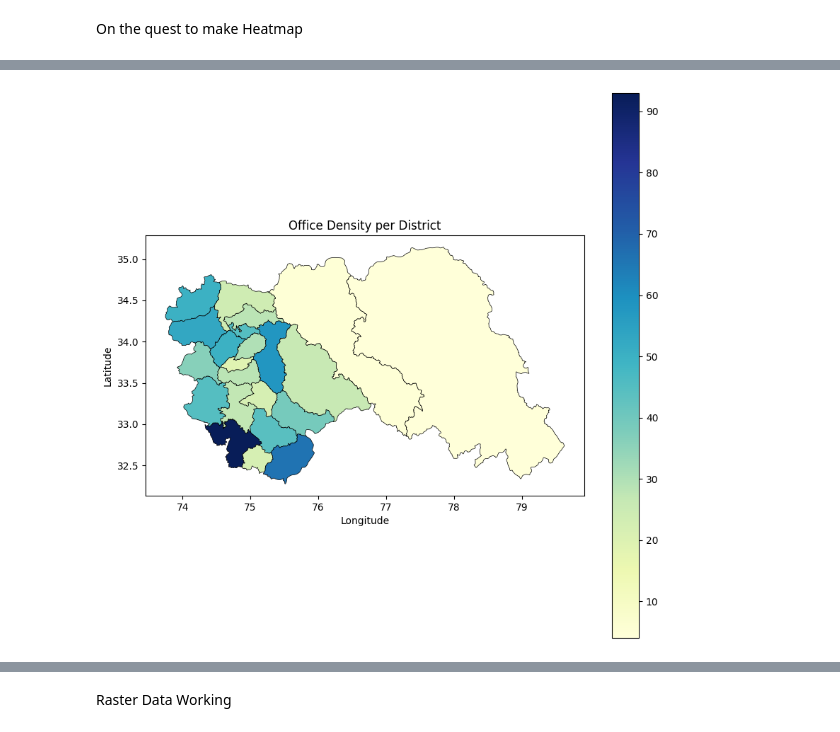
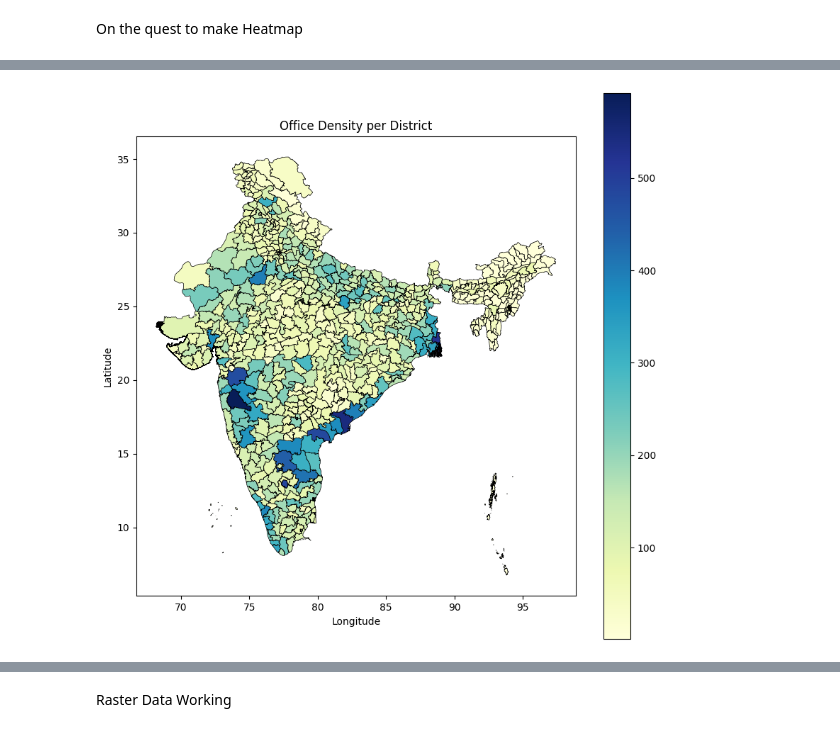
Before and after one commit to papichoolo/aadhar-vista, a Jupyter notebook: EDA/StateEDA.ipynb, the cells around one changed output, grey strips where cells are left out. Drawn from its saved outputs; the diff is of its cells as text; code cells hidden in the pictures.

```diff
--- a/EDA/StateEDA.ipynb
+++ b/EDA/StateEDA.ipynb
@@ -120,7 +120,7 @@ Garbage ends here
 # %% [markdown]
 # Mapping for Maharashtra
 # %%
-maharashtra=aadhar[aadhar['state']=='Jammu and Kashmir']
+maharashtra=aadhar
 maharashtra
 # %% [output]
 |  | gid | state | lat | long |
@@ -153,7 +153,7 @@ india_district_map
 | 717 | NORTH 24 PARGANAS | MULTIPOLYGON (((88.83472 21.60722... | west bengal |
 718 rows × 3 columns
 # %%
-maha_district_map=india_district_map[india_district_map['state']=='jammu   kashmir']
+maha_district_map=india_district_map
 maha_district_map
 # %% [output]
 |  | DIST | geometry | state |
@@ -262,6 +271,6 @@ df= pd.read_csv('jnk_districtwise_population.csv')
 # %%
-df['DIST'] = df['District Name'].str.lower()
-#df.drop('District Name ', axis=1, inplace=True)
-maha_districts['DIST'] = maha_districts['DIST'].str.lower()
+df['DIST'] = df['District name'].str.lower()
+df.drop(['District name'], axis=1, inplace=True)
+maha_district_map['DIST'] = maha_district_map['DIST'].str.lower()
 df['DIST'].unique()
 # %% [output]
@@ -301,4 +376,4 @@ merged_df
 # %%
-joined = gpd.sjoin(geo_df, maha_districts, op='within')
+joined = gpd.sjoin(geo_df, maha_district_map, op='within')
 joined
 # %% [output]
@@ -318,19 +393,19 @@ joined
 # %%
 office_counts = joined.groupby('DIST').size().reset_index(name='office_count')
 
 # Merge counts with district boundaries GeoDataFrame
-districts_with_counts = maha_districts.merge(office_counts, how='left', left_on='DIST', right_on='DIST')
+districts_with_counts = maha_district_map.merge(office_counts, how='left', left_on='DIST', right_on='DIST')
 
 # Plot the choropleth map
 fig, ax = plt.subplots(figsize=(10, 10))
 districts_with_counts.plot(column='office_count', cmap='YlGnBu', linewidth=0.5, ax=ax, edgecolor='black', legend=True)
 
 # Set plot title and labels
 plt.title('Office Density per District')
 plt.xlabel('Longitude')
 plt.ylabel('Latitude')
 
 # Show the plot
 plt.show()
 # %% [output]
-[figure, old version]
+[figure, new version]
```
Also changed, not shown: parts of 40 cells of this notebook, 4 other files.
